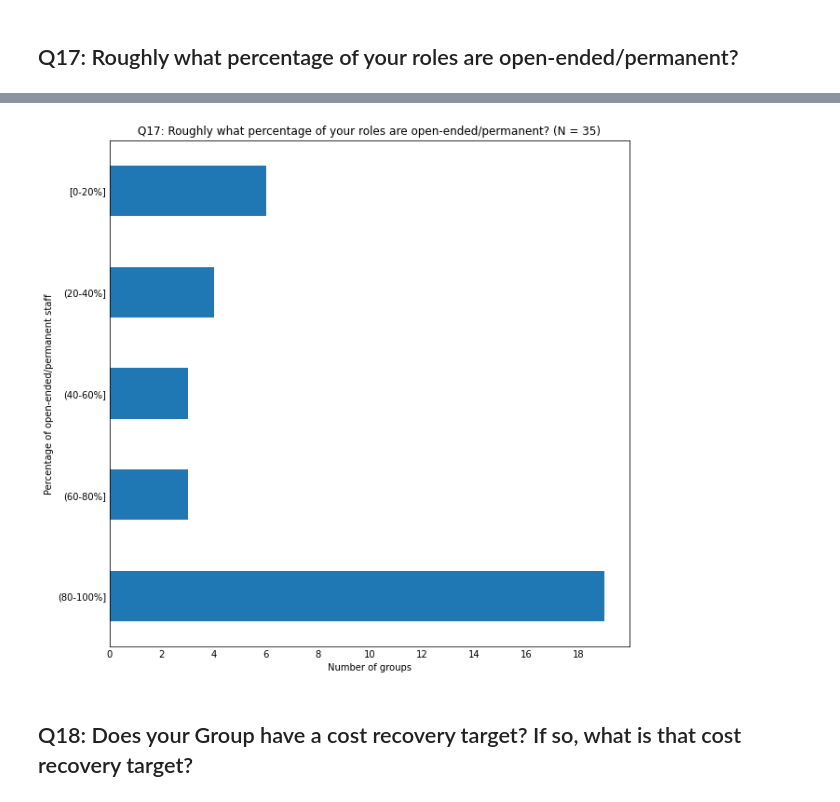
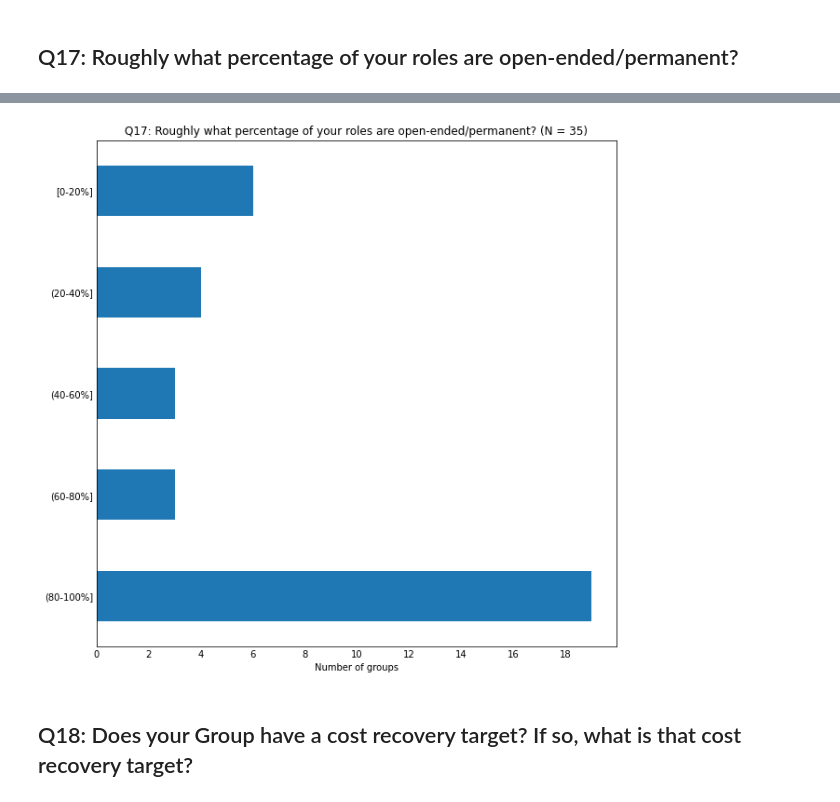
Before and after one commit to softwaresaved/RSE-Group-Leaders-Survey-2023_Python, a Jupyter notebook: notebooks/PRODUCE_report.ipynb, the cells around one changed output, grey strips where cells are left out. Saved outputs shown, nothing was run; the diff lists cells and outputs as text; code cells hidden in the pictures.

```diff
--- a/notebooks/PRODUCE_report.ipynb
+++ b/notebooks/PRODUCE_report.ipynb
@@ -11,8 +11,14 @@ from matplotlib.ticker import MaxNLocator
 sys.path.append('../src/data/')
 import util as util
 
-# set the backend for all figures
+# set verbose to True to see more details of the processing
+verbose = True
+
+# set the bacground for all figures
 plt.rcParams['figure.facecolor'] = 'white'
+
+color_bars = 'tab:blue'
+color_scatter = 'tab:blue'
 # %%
 setup, dset, dset_gnames = util.read_setup_and_data()
 validated = util.validate_setup_and_data(setup, dset)
@@ -34,13 +40,14 @@ dset = dset[dset.q1 == "Yes"]
 nrsps = dset.shape[0]
 
 # process the text and checkbox responses
-dset = util.preprocess_text(dset, setup)
-dset = util.preprocess_checkboxes(dset, setup)
+dset = util.preprocess_text(dset, setup, verbose=verbose)
+dset = util.preprocess_checkboxes(dset, setup, verbose=verbose)
 
 # save the processed dataset
 util.save_dataset(dset)
 
 # print out some information
+print()
 print(f"Questions  : {nqsts}")
 print(f"Respondents - all           : {nrsps_raw}")
 print(f"Respondents - agreed sharing: {nrsps}")
@@ -163,14 +217,17 @@ print(title)
 
 dset2plot = dset[qst].copy().to_frame(name=qst)
 
-print("Preprocessing prior to number conversion")
-print("- dropped empty values")
+if verbose:
+    print()
+    print("Preprocessing prior to number conversion")
+    print("- dropped empty values")
+    print("- replace All with 100%")
+    print("- replace values with the first number found in string")
+    print("- replace 50/50 with 50%")
+
 dset2plot = dset2plot[dset2plot[qst] != ""]
-print("- replace All with 100%")
 dset2plot[qst] = dset2plot[qst].str.replace("All", "100%")
-print("- replace 50/50 with 50%")
 dset2plot[qst] = dset2plot[qst].str.replace("50/50", "50%")
-print("- replace values with the first number found in string")
 dset2plot[qst] = dset2plot[qst].str.extract("(\d+)", expand=False)
 
 
@@ -185,7 +242,10 @@ dset2plot[column] = pd.cut(dset2plot[qst],
                            include_lowest=True)
 
 # save data
-util.save_dataset(dset_stats, fname=f"{qst}_stats")
+fname = f"{qst}_stats"
+util.save_dataset(dset2plot, fname=fname)
+if verbose:
+    print(f"Saved {fname} to {fname}.csv")
 
 # compute and plot stats
 col = "Number of groups"
@@ -195,12 +255,14 @@ dset_stats.index.name = "Percentage of open-ended/permanent staff"
 
 dset_stats.plot.barh(y=col,
                      legend=False,
+                     color=color_bars,
                      title=f"{title} (N = {dset2plot.shape[0]})"
                      )
 plt.xlabel(col)
+plt.ylabel("")
+plt.tick_params(axis="both", which="major", length=0)
 plt.gca().xaxis.set_major_locator(MaxNLocator(integer=True))
 plt.gcf().set_size_inches(10, 10)
-plt.tick_params(axis="both", which="major", length=0)
 
 plt.show()
 # %% [output]
@@ -224,4 +277,4 @@ Timestamp
-[figure, old version]
+[figure, new version]
 # %% [markdown]
 ## Q18: Does your Group have a cost recovery target? If so, what is that cost recovery target?
 # %%
```
Also changed, not shown: parts of 4 cells of this notebook, 2 other files.
